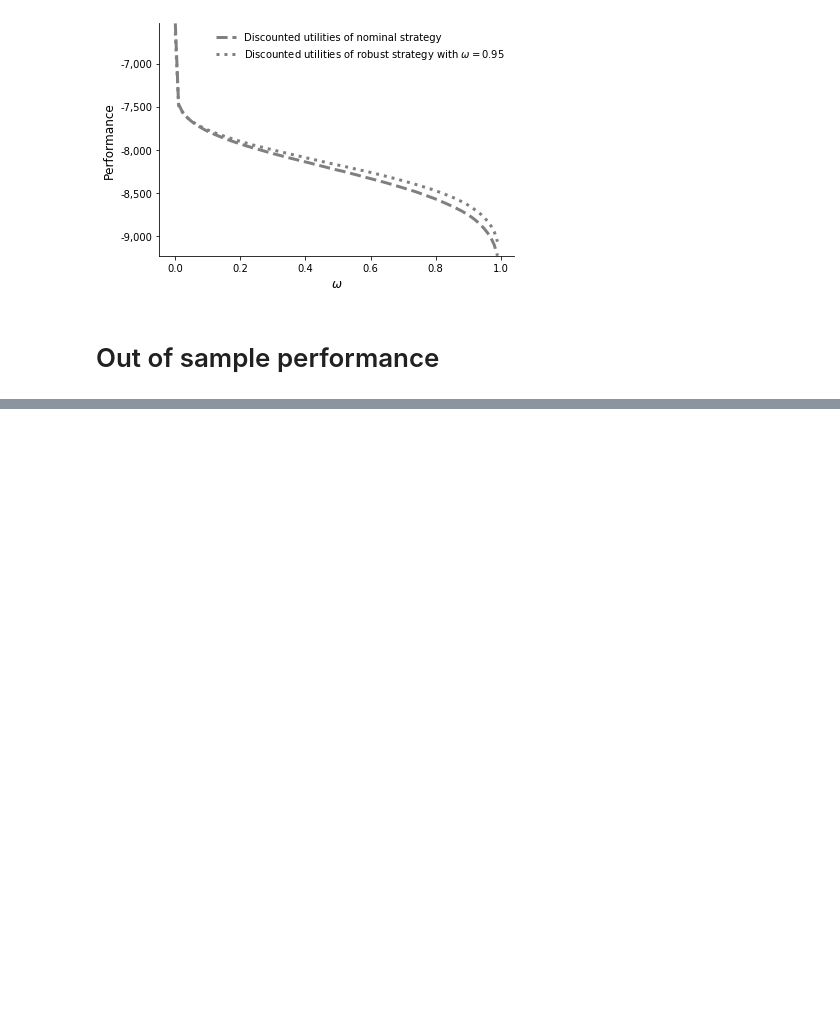
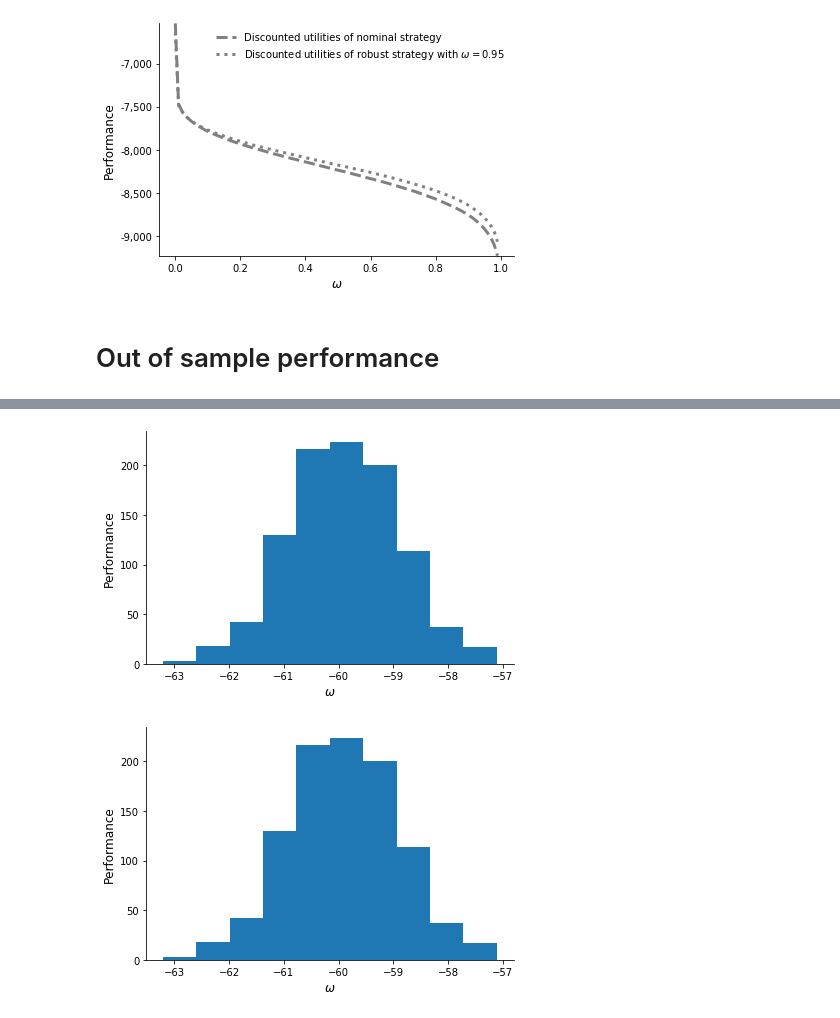
Before and after one commit to robustzurcher/analysis, a Jupyter notebook: notebooks/03_application.ipynb, the cells around one changed output, grey strips where cells are left out. Saved outputs shown, nothing was run; the diff lists cells and outputs as text; code cells hidden in the pictures; blank space fills up the shorter version.

```diff
--- a/notebooks/03_application.ipynb
+++ b/notebooks/03_application.ipynb
@@ -175,0 +184,5 @@ get_performance()
+# %%
+get_out_of_sample_4292_05()
+# %% [output]
+[figure, added]
+[figure, added]
```
Also changed, not shown: parts of 4 cells of this notebook, 2 other files.
